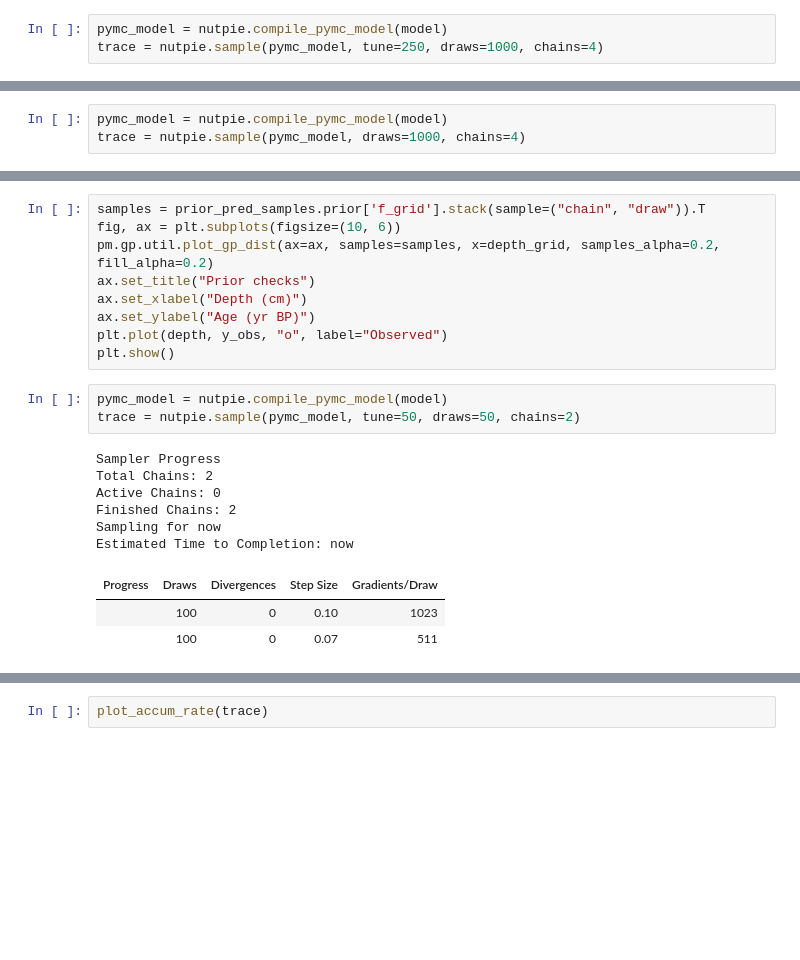
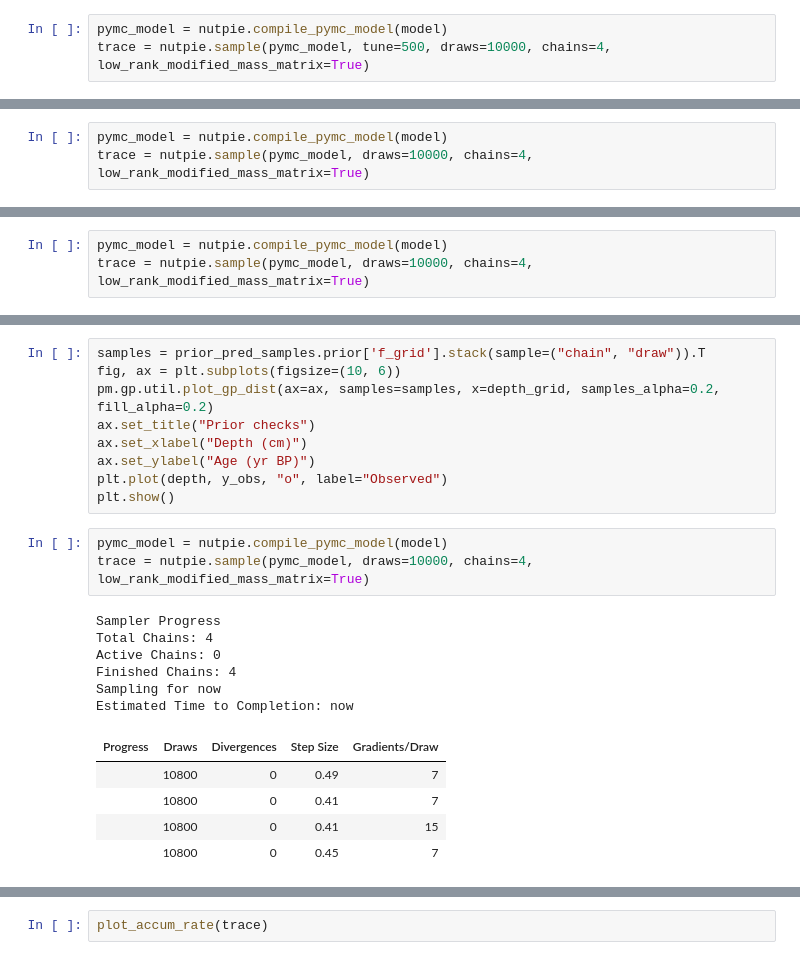
Before and after one commit to elc45/pybacon, a Jupyter notebook: demo.ipynb, the cells around one changed output, grey strips where cells are left out. Drawn from its saved outputs; the diff is of its cells as text; blank space fills up the shorter version.

```diff
--- a/demo.ipynb
+++ b/demo.ipynb
@@ -64,7 +64,7 @@ with pm.Model() as model:
 We compile the `pymc` model with `nutpie`, and sample 4 chains for 1000 draws each:
 # %%
 pymc_model = nutpie.compile_pymc_model(model)
-trace = nutpie.sample(pymc_model, tune=250, draws=1000, chains=4)
+trace = nutpie.sample(pymc_model, tune=500, draws=10000, chains=4, low_rank_modified_mass_matrix=True)
 # %% [output]
 Sampler Progress
 Total Chains: 4
@@ -122,7 +126,7 @@ with pm.Model() as model:
     f_grid = pm.Deterministic("f_grid", intercept + slope * pt.cumsum(g_grid * dx_grid))
 # %%
 pymc_model = nutpie.compile_pymc_model(model)
-trace = nutpie.sample(pymc_model, draws=1000, chains=4)
+trace = nutpie.sample(pymc_model, draws=10000, chains=4, low_rank_modified_mass_matrix=True)
 # %% [output]
 Sampler Progress
 Total Chains: 4
@@ -321,0 +328,3 @@ plot_fit(trace, depth_grid, kernel_name)
+# %%
+pymc_model = nutpie.compile_pymc_model(model)
+trace = nutpie.sample(pymc_model, draws=10000, chains=4, low_rank_modified_mass_matrix=True)
@@ -363,16 +390,18 @@ plt.plot(depth, y_obs, "o", label="Observed")
 plt.show()
 # %%
 pymc_model = nutpie.compile_pymc_model(model)
-trace = nutpie.sample(pymc_model, tune=50, draws=50, chains=2)
+trace = nutpie.sample(pymc_model, draws=10000, chains=4, low_rank_modified_mass_matrix=True)
 # %% [output]
 Sampler Progress
-Total Chains: 2
+Total Chains: 4
 Active Chains: 0
-Finished Chains: 2
+Finished Chains: 4
 Sampling for now
 Estimated Time to Completion: now
 | Progress | Draws | Divergences | Step Size | Gradients/Draw |
-|  | 100 | 0 | 0.10 | 1023 |
-|  | 100 | 0 | 0.07 | 511 |
+|  | 10800 | 0 | 0.49 | 7 |
+|  | 10800 | 0 | 0.41 | 7 |
+|  | 10800 | 0 | 0.41 | 15 |
+|  | 10800 | 0 | 0.45 | 7 |
 # %%
 plot_fit(trace, depth_grid, kernel_name)
```
Also changed, not shown: parts of 26 cells of this notebook.
